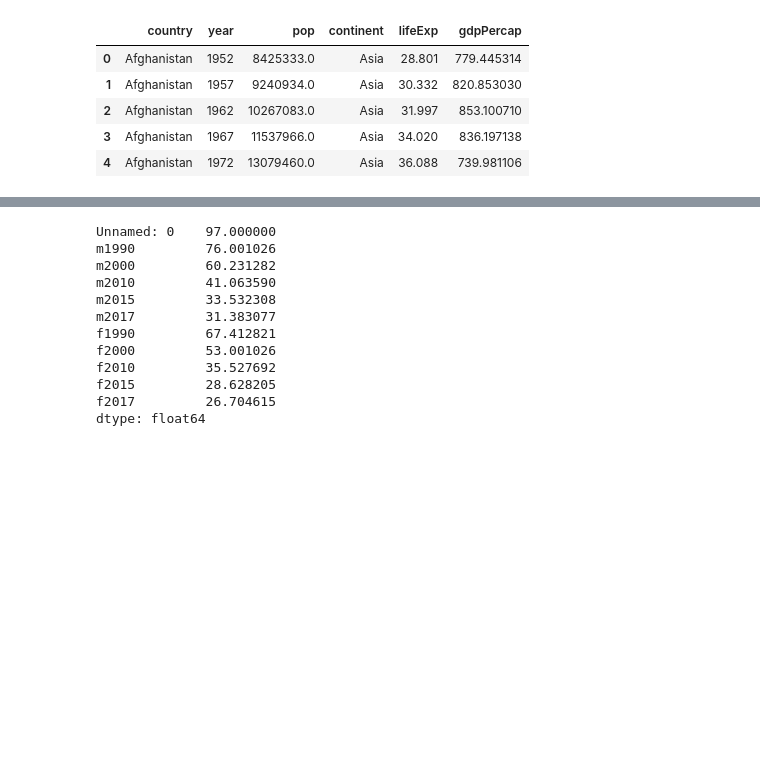
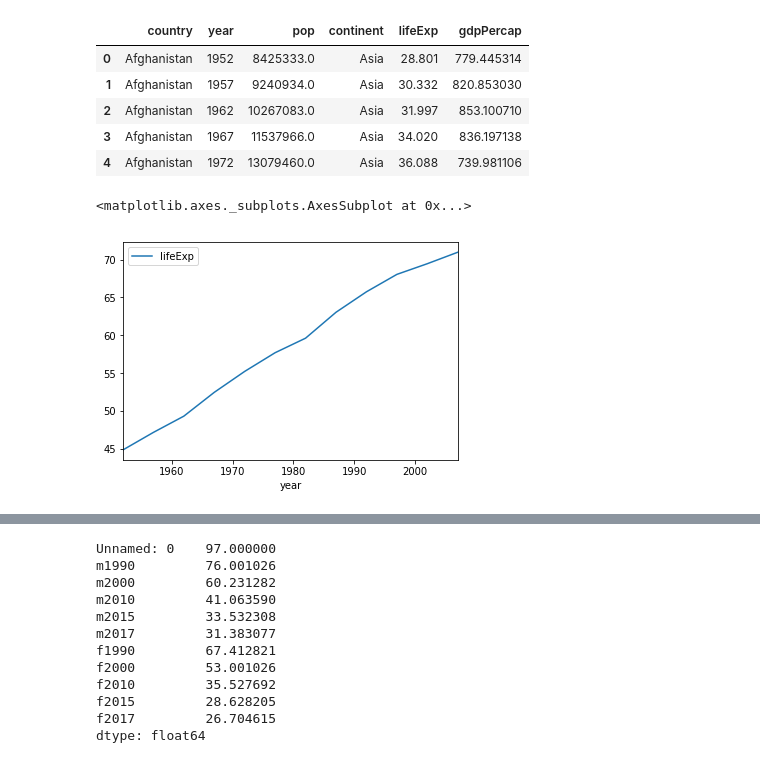
Before and after one commit to vafaei-ar/IEC2-2019, a Jupyter notebook: data_mining/1-pandas_practice.ipynb, the cells around one changed output, grey strips where cells are left out. Cells and saved outputs as stored; diff of their text form; code cells hidden in the pictures; blank space fills up the shorter version.

```diff
--- a/data_mining/1-pandas_practice.ipynb
+++ b/data_mining/1-pandas_practice.ipynb
@@ -185,6 +261,11 @@ df.head()
 | 2 | Afghanistan | 1962 | 10267083.0 | Asia | 31.997 | 853.100710 |
 | 3 | Afghanistan | 1967 | 11537966.0 | Asia | 34.020 | 836.197138 |
 | 4 | Afghanistan | 1972 | 13079460.0 | Asia | 36.088 | 739.981106 |
+# %%
+df[df['country']=='Iran'].plot('year','lifeExp')
+# %% [output]
+<matplotlib.axes._subplots.AxesSubplot at 0x...>
+[figure, added]
 # %%
 df = pd.read_csv('./datasets/disease.csv')
 df.head()
```
Also changed, not shown: parts of 12 cells of this notebook, 26 other files.
